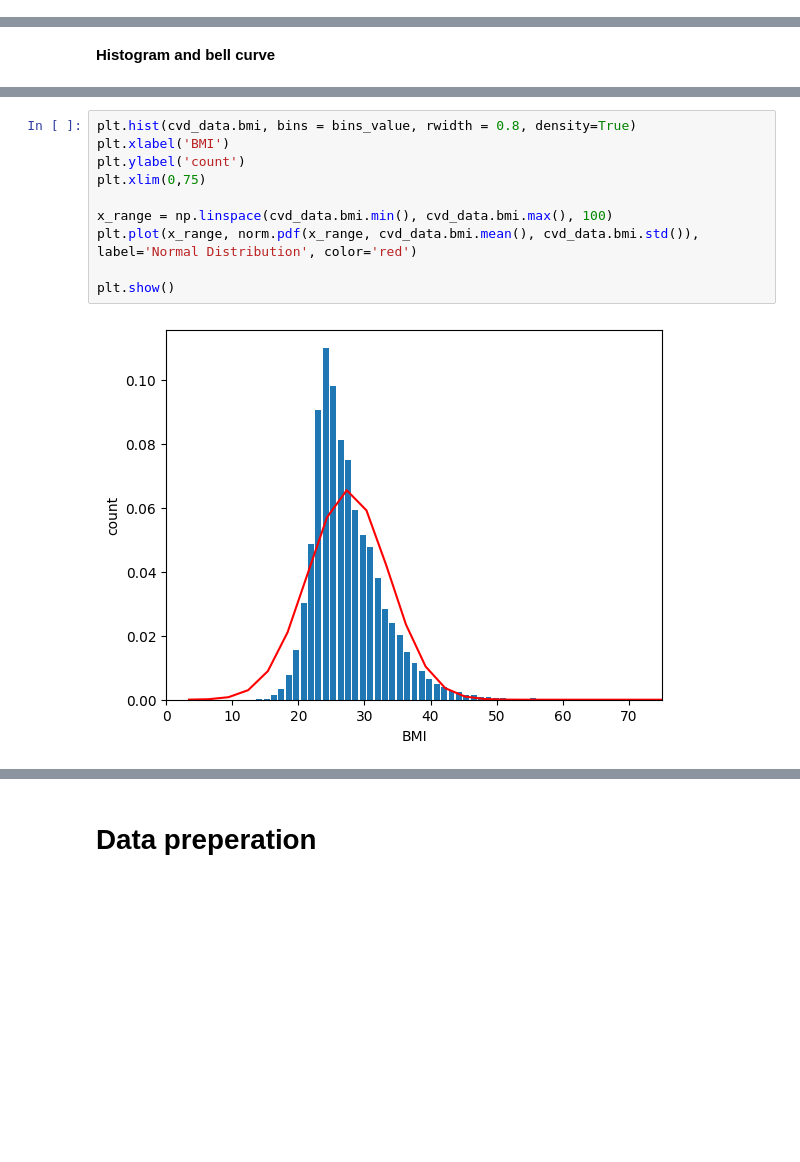
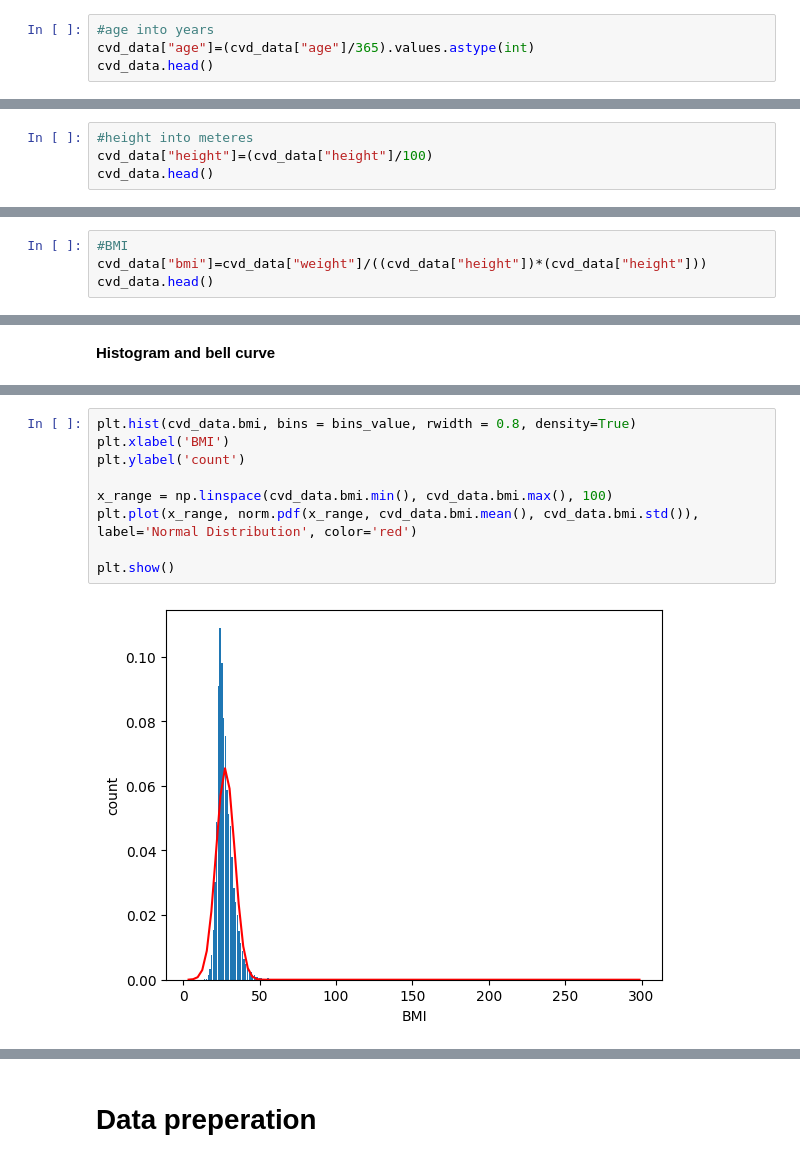
Before and after one commit to tasheera/CVD_Risk_Analyser, a Jupyter notebook: Copy_of_CardioVascularDieseaseRiskAssesssmentModel.ipynb, the cells around one changed output, grey strips where cells are left out. Drawn from its saved outputs; the diff is of its cells as text; blank space fills up the shorter version.

```diff
--- a/Copy_of_CardioVascularDieseaseRiskAssesssmentModel.ipynb
+++ b/Copy_of_CardioVascularDieseaseRiskAssesssmentModel.ipynb
@@ -66,0 +74,4 @@ dtype: int64
+# %%
+#age into years
+cvd_data["age"]=(cvd_data["age"]/365).values.astype(int)
+cvd_data.head()
@@ -66,0 +86,4 @@ dtype: int64
+# %%
+#height into meteres
+cvd_data["height"]=(cvd_data["height"]/100)
+cvd_data.head()
@@ -66,0 +98,4 @@ dtype: int64
+# %%
+#BMI
+cvd_data["bmi"]=cvd_data["weight"]/((cvd_data["height"])*(cvd_data["height"]))
+cvd_data.head()
@@ -121,12 +157,11 @@ plt.show()
 # %%
 plt.hist(cvd_data.bmi, bins = bins_value, rwidth = 0.8, density=True)
 plt.xlabel('BMI')
 plt.ylabel('count')
-plt.xlim(0,75)
 
 x_range = np.linspace(cvd_data.bmi.min(), cvd_data.bmi.max(), 100)
 plt.plot(x_range, norm.pdf(x_range, cvd_data.bmi.mean(), cvd_data.bmi.std()), label='Normal Distribution', color='red')
 
 plt.show()
 # %% [output]
-[figure, old version]
+[figure, new version]
```
Also changed, not shown: parts of 48 cells of this notebook.
